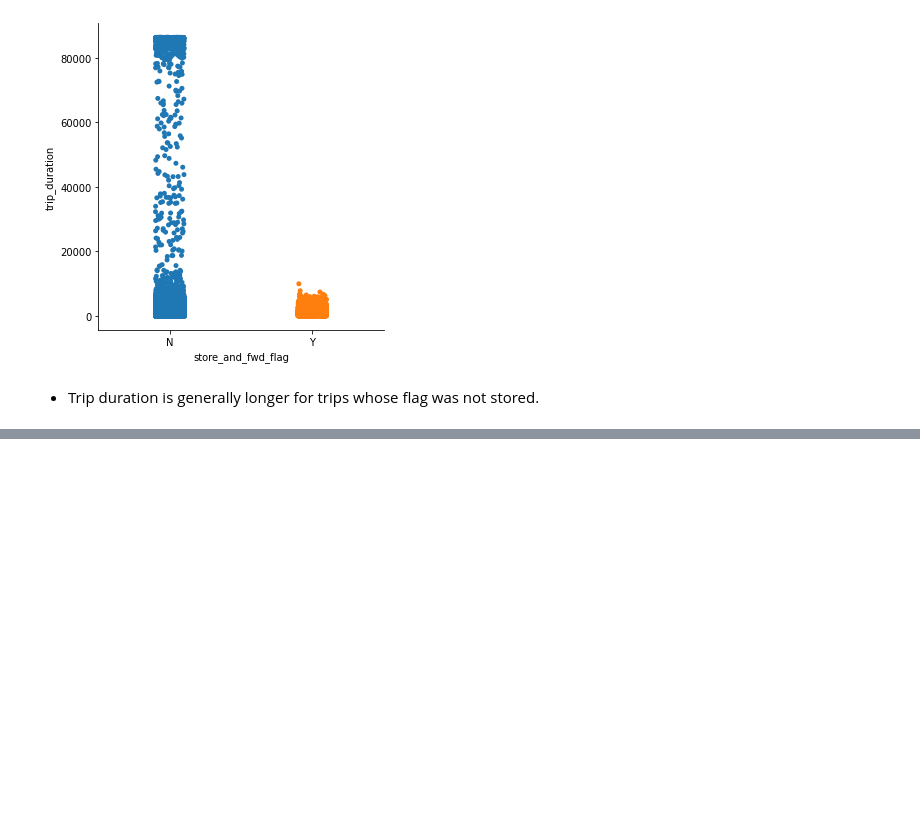
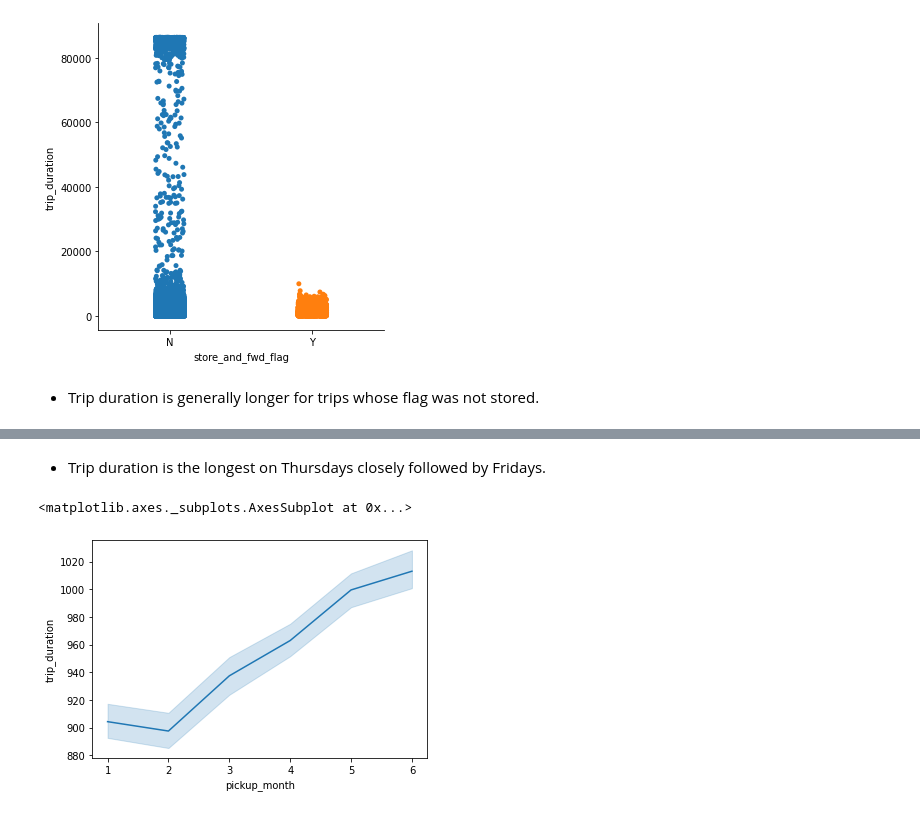
Before and after one commit to Deven876/project-2-NYC-Taxi-Trip-Time-Prediction, a Jupyter notebook: project_2_Taxi_Trip_Time_Prediction_.ipynb, the cells around one changed output, grey strips where cells are left out. Drawn from its saved outputs; the diff is of its cells as text; code cells hidden in the pictures; blank space fills up the shorter version.

```diff
--- a/project_2_Taxi_Trip_Time_Prediction_.ipynb
+++ b/project_2_Taxi_Trip_Time_Prediction_.ipynb
@@ -481,0 +504,8 @@ sns.catplot(y='trip_duration',x='store_and_fwd_flag',data=data1,kind='strip')
+# %% [markdown]
+- Trip duration is the longest on Thursdays closely followed by Fridays.
+# %%
+# Trip Duration per month
+sns.lineplot(x='pickup_month',y='trip_duration',data=data1)
+# %% [output]
+<matplotlib.axes._subplots.AxesSubplot at 0x...>
+[figure, added]
```
Also changed, not shown: parts of 15 cells of this notebook.
